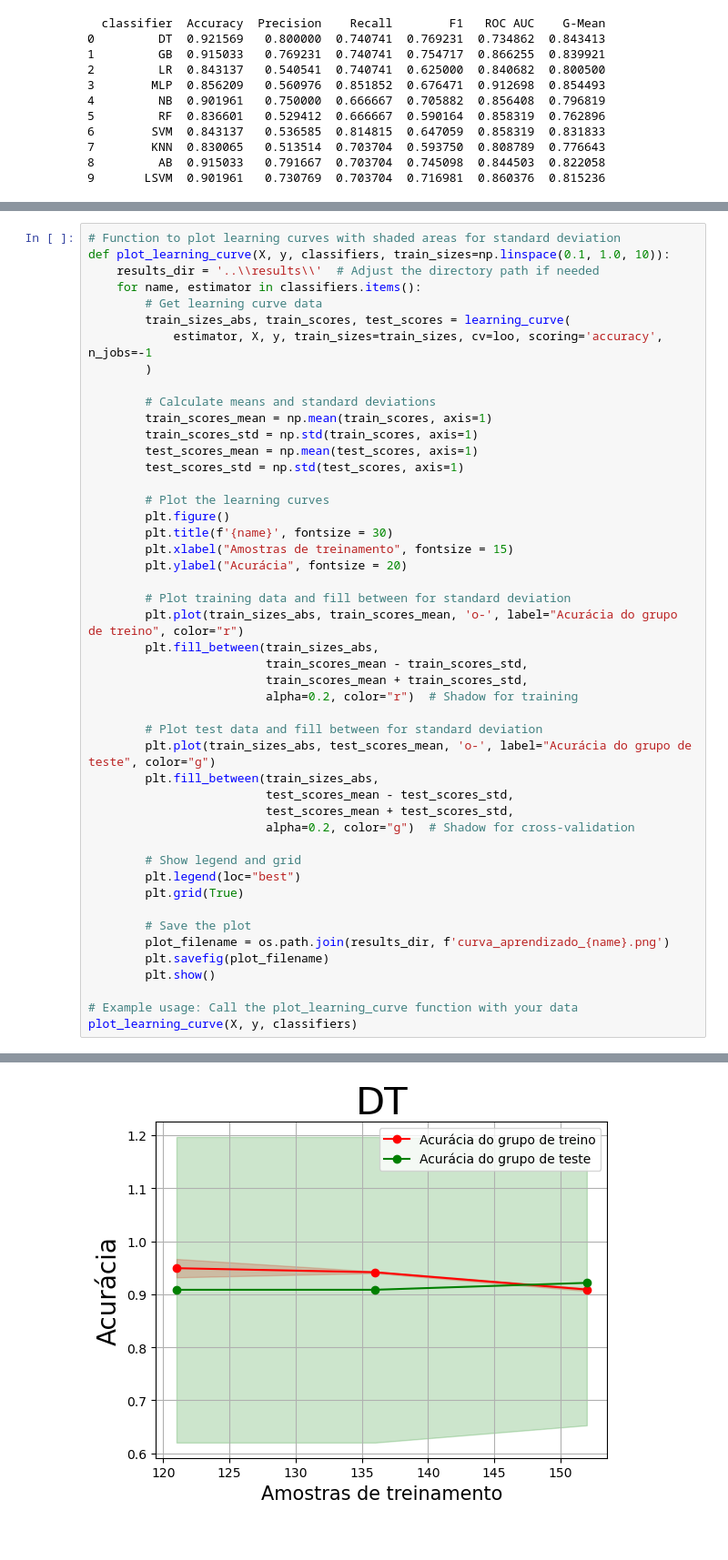
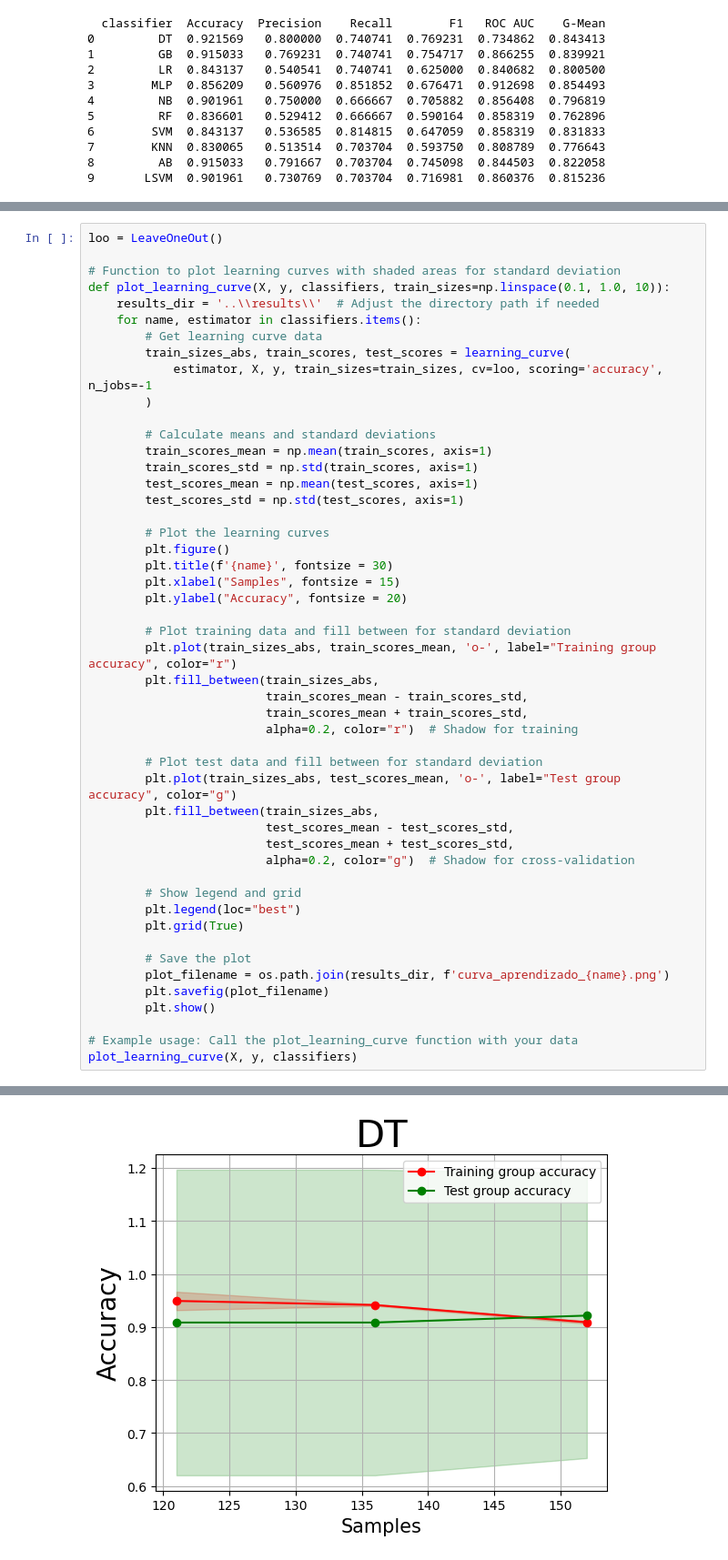
Before and after one commit to MatheusABomfim/MBL2_ML_HTLV, a Jupyter notebook: scripts/3_MEST_HTLV+MBL2+CLINICAL_Evaluation_metrics.ipynb, the cells around one changed output, grey strips where cells are left out. Shown at 91% size. Drawn from its saved outputs; the diff is of its cells as text.

```diff
--- a/scripts/3_MEST_HTLV+MBL2+CLINICAL_Evaluation_metrics.ipynb
+++ b/scripts/3_MEST_HTLV+MBL2+CLINICAL_Evaluation_metrics.ipynb
@@ -506,4 +290,6 @@ Modelo LSVM carregado com sucesso.
 # %%
+loo = LeaveOneOut()
+
 # Function to plot learning curves with shaded areas for standard deviation
 def plot_learning_curve(X, y, classifiers, train_sizes=np.linspace(0.1, 1.0, 10)):
     results_dir = '..\\results\\'  # Adjust the directory path if needed
@@ -522,18 +308,18 @@ def plot_learning_curve(X, y, classifiers, train_sizes=np.linspace(0.1, 1.0, 10)
         # Plot the learning curves
         plt.figure()
         plt.title(f'{name}', fontsize = 30)
-        plt.xlabel("Amostras de treinamento", fontsize = 15)
-        plt.ylabel("Acurácia", fontsize = 20)
+        plt.xlabel("Samples", fontsize = 15)
+        plt.ylabel("Accuracy", fontsize = 20)
 
         # Plot training data and fill between for standard deviation
-        plt.plot(train_sizes_abs, train_scores_mean, 'o-', label="Acurácia do grupo de treino", color="r")
+        plt.plot(train_sizes_abs, train_scores_mean, 'o-', label="Training group accuracy", color="r")
         plt.fill_between(train_sizes_abs,
                          train_scores_mean - train_scores_std,
                          train_scores_mean + train_scores_std,
                          alpha=0.2, color="r")  # Shadow for training
 
         # Plot test data and fill between for standard deviation
-        plt.plot(train_sizes_abs, test_scores_mean, 'o-', label="Acurácia do grupo de teste", color="g")
+        plt.plot(train_sizes_abs, test_scores_mean, 'o-', label="Test group accuracy", color="g")
         plt.fill_between(train_sizes_abs,
                          test_scores_mean - test_scores_std,
                          test_scores_mean + test_scores_std,
@@ -571 +340 @@ ValueError: The target 'y' needs to have more than 1 class. Got 1 class instead
-[figure, old version]
+[figure, new version]
```
Also changed, not shown: parts of 8 cells of this notebook.
